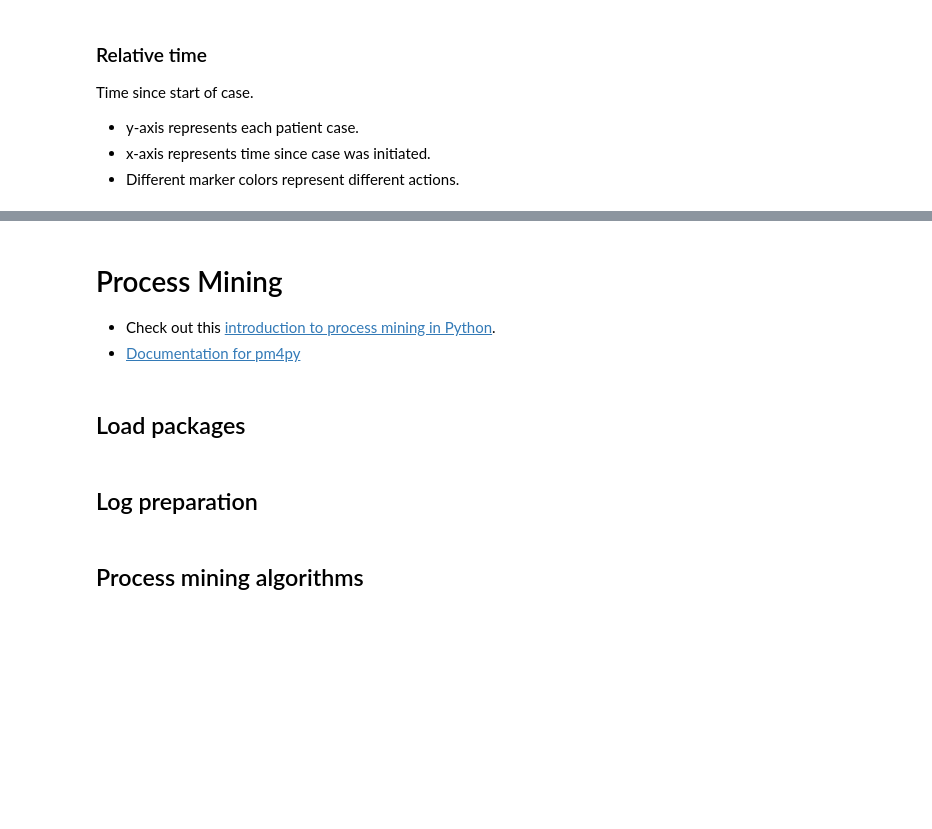
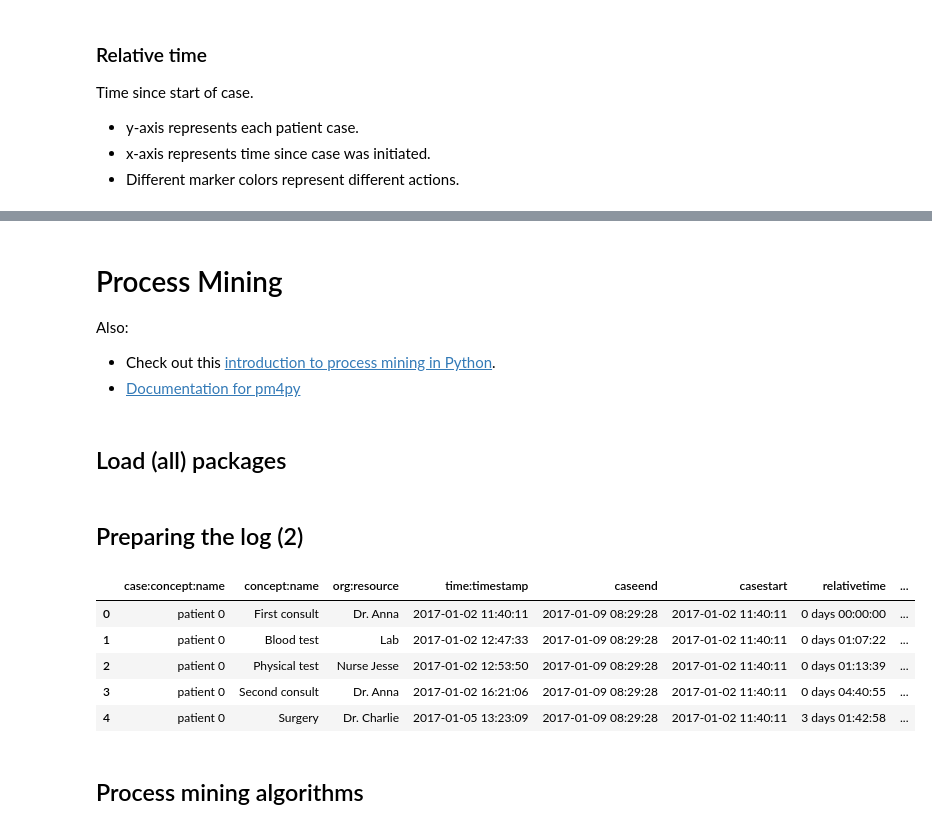
Before and after one commit to william-vw/pm4py_tutorial, a Jupyter notebook: PatientPathways.ipynb, the cells around one changed output, grey strips where cells are left out. Cells and saved outputs as stored; diff of their text form; code cells hidden in the pictures; blank space fills up the shorter version.

```diff
--- a/PatientPathways.ipynb
+++ b/PatientPathways.ipynb
@@ -192,9 +240,10 @@ sns.heatmap(patient_events, cmap="YlGnBu")
 # %% [markdown]
 # Process Mining
+Also:
 * Check out this [introduction to process mining in Python](https://towardsdatascience.com/introduction-to-process-mining-5f4ce985b7e5).
 * [Documentation for pm4py](https://pm4py.fit.fraunhofer.de/)
 # %% [markdown]
-## Load packages
+## Load (all) packages
 # %%
 # run the following in terminal:
 # %> pip install pm4py
@@ -229,20 +278,30 @@ from pm4py.visualization.process_tree import visualizer as pt_visualizer
 # misc
 from pm4py.objects.conversion.process_tree import converter as pt_converter
 from pm4py.visualization.petri_net.util import performance_map
-# %% [markdown]
-## Log preparation
+# %% [markdown]
+## Preparing the log (2)
 # %%
-eventlog = events.copy()
+# OPTION 1 - keep working with artificial health daeta
 
-# rename columns in accordance with pm4py
-# specify columns corresponding to case (case:concept:name), event (concept:name) & timestamp (time:timestamp)
+log = events.copy()
 
-eventlog.rename(columns={'timestamp': 'time:timestamp', 'patient': 'case:concept:name', 'action': 'concept:name', 'resource': 'org:resource'}, inplace=True)
+# NOTE: we need to rename columns in accordance with pm4py
+# case -> case:concept:name, event -> concept:name & timestamp -> time:timestamp, etc.
 
-# convert to log format
-log = log_converter.apply(eventlog)
+log.rename(columns={'timestamp': 'time:timestamp', 'patient': 'case:concept:name', 'action': 'concept:name', 'resource': 'org:resource'}, inplace=True)
 
-eventlog.head()
+
+# OPTION 2 - read an XES file with sepsis use case instead (lot messier!):
+# log = pm4py.read_xes("Sepsis Cases - Event Log.xes")
+
+log.head()
+# %% [output]
+|  | case:concept:name | concept:name | org:resource | time:timestamp | caseend | casestart | relativetime | ... |
+| 0 | patient 0 | First consult | Dr. Anna | 2017-01-02 11:40:11 | 2017-01-09 08:29:28 | 2017-01-02 11:40:11 | 0 days 00:00:00 | ... |
+| 1 | patient 0 | Blood test | Lab | 2017-01-02 12:47:33 | 2017-01-09 08:29:28 | 2017-01-02 11:40:11 | 0 days 01:07:22 | ... |
+| 2 | patient 0 | Physical test | Nurse Jesse | 2017-01-02 12:53:50 | 2017-01-09 08:29:28 | 2017-01-02 11:40:11 | 0 days 01:13:39 | ... |
+| 3 | patient 0 | Second consult | Dr. Anna | 2017-01-02 16:21:06 | 2017-01-09 08:29:28 | 2017-01-02 11:40:11 | 0 days 04:40:55 | ... |
+| 4 | patient 0 | Surgery | Dr. Charlie | 2017-01-05 13:23:09 | 2017-01-09 08:29:28 | 2017-01-02 11:40:11 | 3 days 01:42:58 | ... |
 # %% [markdown]
 ## Process mining algorithms
 # %% [markdown]
```
Also changed, not shown: parts of 47 cells of this notebook.
